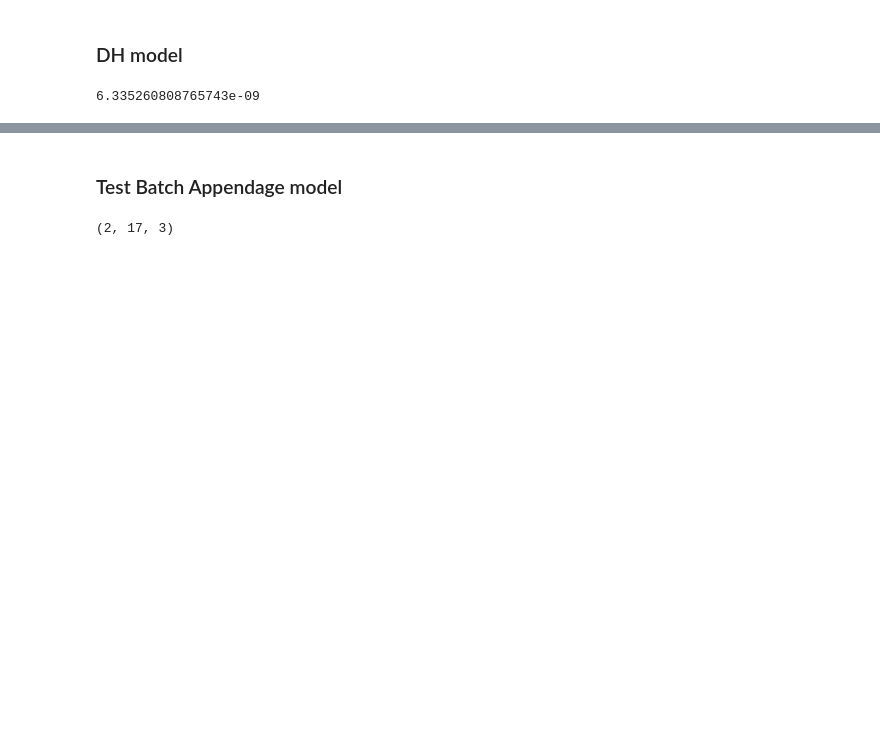
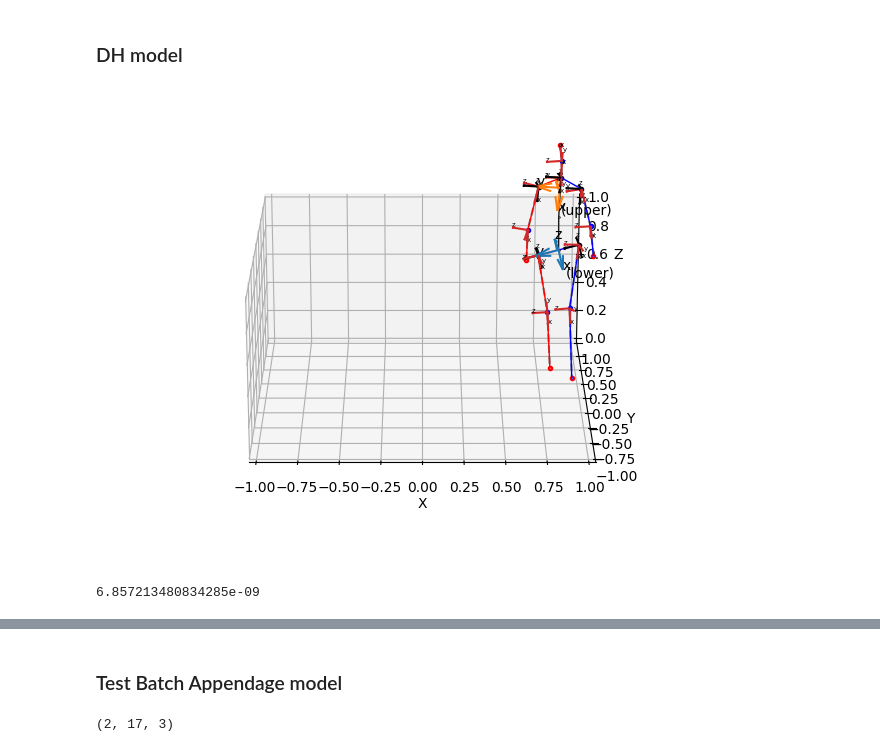
Before and after one commit to hoo223/MotionBERT, a Jupyter notebook: custom_codes/DHDST/build_dh_model.ipynb, the cells around one changed output, grey strips where cells are left out. Saved outputs shown, nothing was run; the diff lists cells and outputs as text; code cells hidden in the pictures; blank space fills up the shorter version.

```diff
--- a/custom_codes/DHDST/build_dh_model.ipynb
+++ b/custom_codes/DHDST/build_dh_model.ipynb
@@ -343,8 +354,35 @@ plt.show()
 # %% [markdown]
 ### DH model
+# %%
+ref_pose = pose3d_s1_walking[1000].copy()
+dh_model = DHModel(ref_pose)
+dh_model.set_dh_model_from_pose(ref_pose)
+
+# # lower frame
+# lower_origin, lower_frame_R = get_lower_torso_frame_from_pose(ref_pose)
+# lower_frame = generate_vis_frame_from_R(lower_origin, lower_frame_R, name='lower')
+
+# # upper frame
+# upper_origin, upper_frame_R = get_upper_torso_frame_from_pose(ref_pose)
+# upper_frame = generate_vis_frame_from_R(upper_origin, upper_frame_R, name='upper')
+
+# plot
+%matplotlib widget
+fig = plt.figure(50)
+fig.clear()
+lim=1
+ax = axes_3d(fig, rect=[0, 0, 1, 1], xlim=(-lim, lim), ylim=(-lim, lim), zlim=(0, lim), view=(20, -90))
+dh_model.draw(ax, draw_frame=True, show_axis=True, scale=0.1, fontsize=5)
+draw_3d_pose(ax, ref_pose)
+
+plt.show()
+# %% [output]
+[figure, added]
 # %%
 %matplotlib widget
-
+fig = plt.figure(17)
+fig.clear()
+ax = axes_3d(fig, rect=[0, 0, 1, 1], xlim=(-2, 2), ylim=(-2, 2), zlim=(0, 2), view=(20, -90))
 
 init_pose_3d = pose3d_s1_walking[0]
 dh_model = DHModel(init_pose_3d)
@@ -355,9 +393,7 @@ for frame in tqdm(range(500)): # tqdm(range(len(pose3d_s1_walking))):
     dh_model.set_dh_model_from_pose(pose_3d)
     mpjpe += dh_model.mpjpe(pose_3d)
     # plot
-    fig = plt.figure(17)
-    fig.clear()
-    ax = axes_3d(fig, rect=[0, 0, 1, 1], xlim=(-2, 2), ylim=(-2, 2), zlim=(0, 2), view=(20, -90))
+    clear_axes(ax)
     dh_model.draw(ax, draw_frame=True, scale=0.1, fontsize=5)
     draw_3d_pose(ax, pose_3d)
     #plt.savefig('/home/hrai/codes/PoseAdaptor/dh_test/dh_test{}.png'.format(frame), dpi=300)
@@ -372,7 +408,7 @@ for frame in tqdm(range(500)): # tqdm(range(len(pose3d_s1_walking))):
 videowriter.close()
 print(mpjpe/len(pose3d_s1_walking))
 # %% [output]
-6.335260808765743e-09
+6.857213480834285e-09
 # %%
 dh_model.get_dh_angles(by_dict=True, degree=True)
 # %% [output]
```
Also changed, not shown: parts of 21 cells of this notebook, 10 other files.
